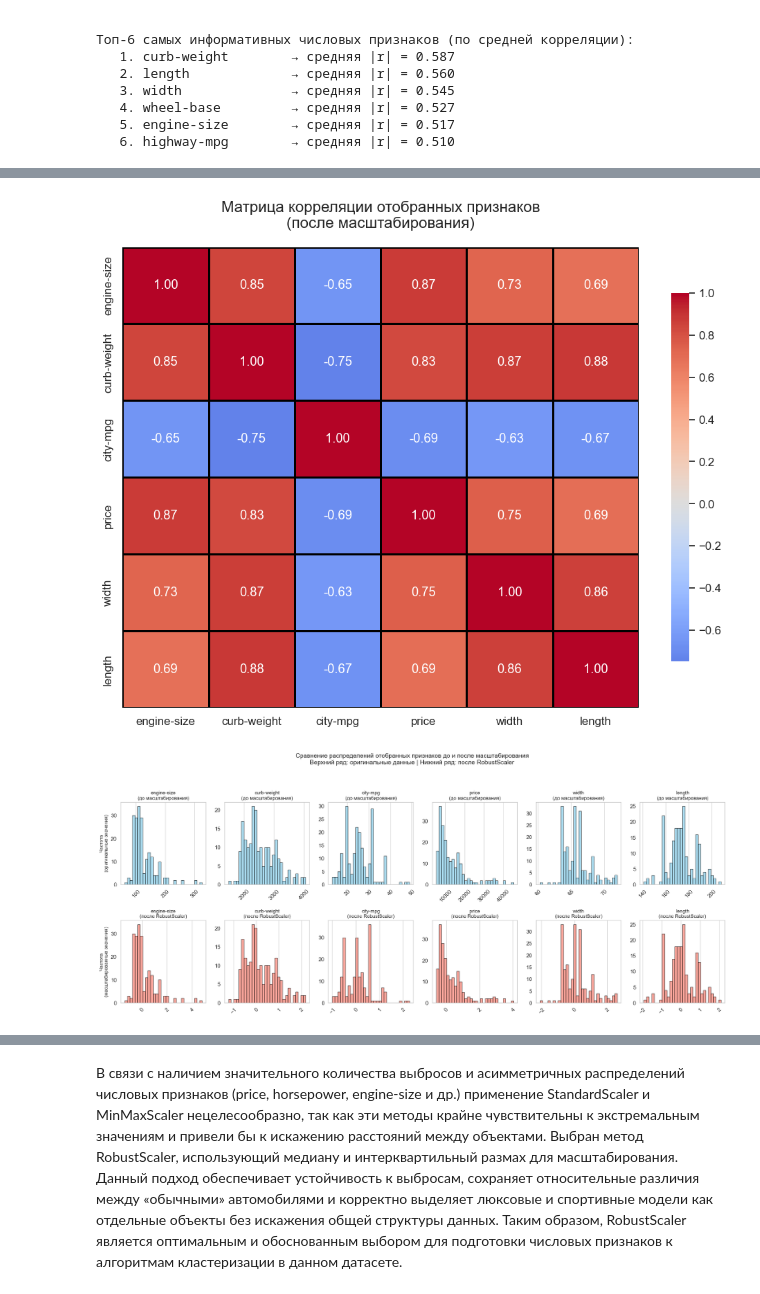
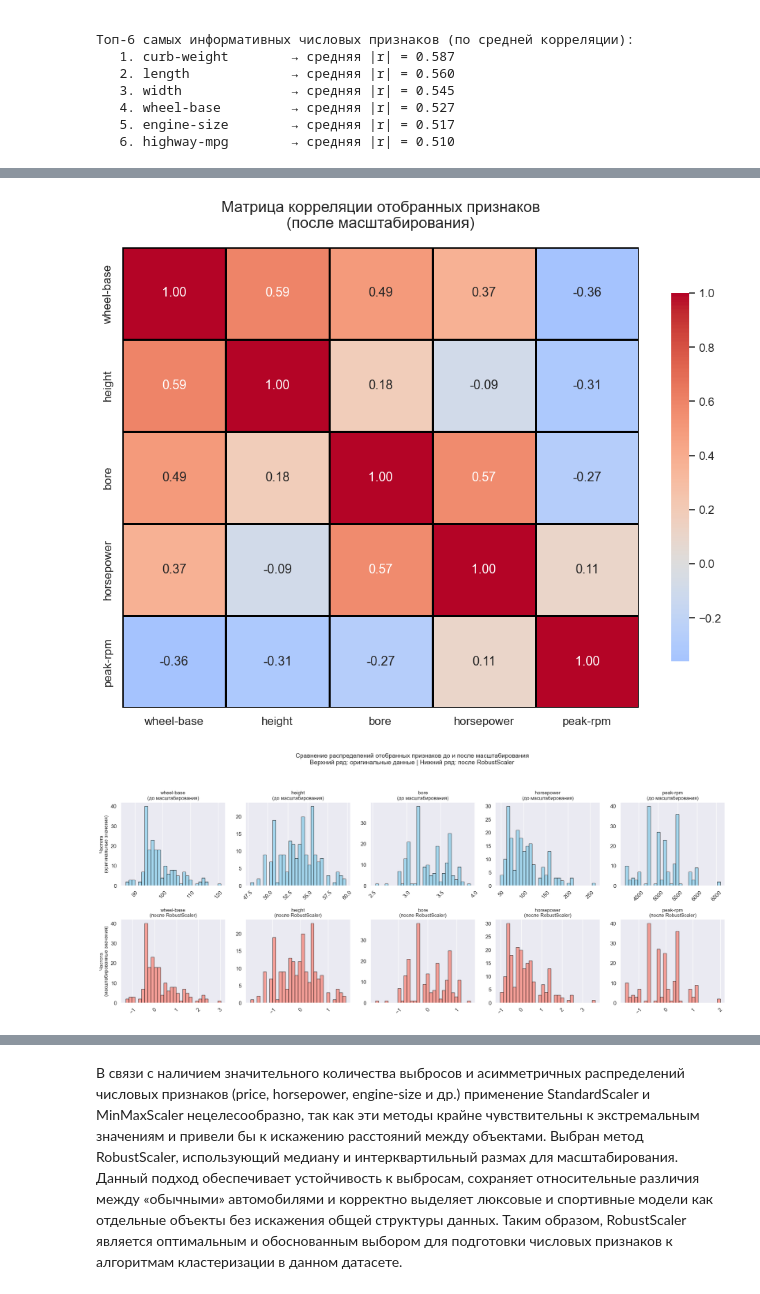
Before and after one commit to cute-dot/ML_LAB_WORK, a Jupyter notebook: lab4/lab4.ipynb, the cells around one changed output, grey strips where cells are left out. Drawn from its saved outputs; the diff is of its cells as text; code cells hidden in the pictures.

```diff
--- a/lab4/lab4.ipynb
+++ b/lab4/lab4.ipynb
@@ -360,24 +399,24 @@ df имеет размер: (205, 26)
 # %%
 # === МАТРИЦА КОРРЕЛЯЦИИ ОТОБРАННЫХ ПРИЗНАКОВ ===
 selected_for_corr = ['engine-size', 'curb-weight', 'city-mpg', 'price', 'width', 'length']
 plt.figure(figsize=(10, 8))
 
-corr_final = df_scaled[selected_for_corr].corr()  # Изменил df_prep на df_scaled
+corr_final = df_scaled[selected_features].corr()  # Изменил df_prep на df_scaled
 
 sns.heatmap(corr_final, annot=True, cmap='coolwarm', center=0,
             fmt='.2f', linewidths=1, linecolor='black', cbar_kws={"shrink": .8})
 plt.title('Матрица корреляции отобранных признаков\n(после масштабирования)',
           fontsize=16, pad=20)
 plt.tight_layout()
 plt.show()
 # %% [output]
-[figure, old version]
+[figure, new version]
 # %%
 # === ВИЗУАЛИЗАЦИЯ РАСПРЕДЕЛЕНИЙ ОТОБРАННЫХ ПРИЗНАКОВ (ГОРИЗОНТАЛЬНО) ===
-fig, axes = plt.subplots(2, len(selected_for_corr), figsize=(20, 8))
+fig, axes = plt.subplots(2, len(selected_features), figsize=(20, 8))
 
 # Верхний ряд: ДО масштабирования
-for i, col in enumerate(selected_for_corr):
+for i, col in enumerate(selected_features):
     axes[0, i].hist(df_clean[col].dropna(), bins=30, alpha=0.7, color='skyblue', edgecolor='black')
     axes[0, i].set_title(f'{col}\n(до масштабирования)', fontsize=11)
     axes[0, i].grid(False, axis='y')
@@ -386,7 +425,7 @@ for i, col in enumerate(selected_for_corr):
 axes[0, 0].set_ylabel('Частота\n(оригинальные значения)', fontsize=11)
 
 # Нижний ряд: ПОСЛЕ масштабирования
-for i, col in enumerate(selected_for_corr):
+for i, col in enumerate(selected_features):
     axes[1, i].hist(df_scaled[col].dropna(), bins=30, alpha=0.7, color='salmon', edgecolor='black')
     axes[1, i].set_title(f'{col}\n(после RobustScaler)', fontsize=11)
     axes[1, i].grid(False, axis='y')
@@ -400,7 +439,7 @@ plt.suptitle('Сравнение распределений отобранных
 plt.tight_layout()
 plt.show()
 # %% [output]
-[figure, old version]
+[figure, new version]
 # %%
 # === БОКСПЛОТЫ ВЕРТИКАЛЬНО (до сверху, после снизу) ===
 fig, axes = plt.subplots(2, 1, figsize=(14, 10))
```
Also changed, not shown: parts of 17 cells of this notebook, 1 other file.
